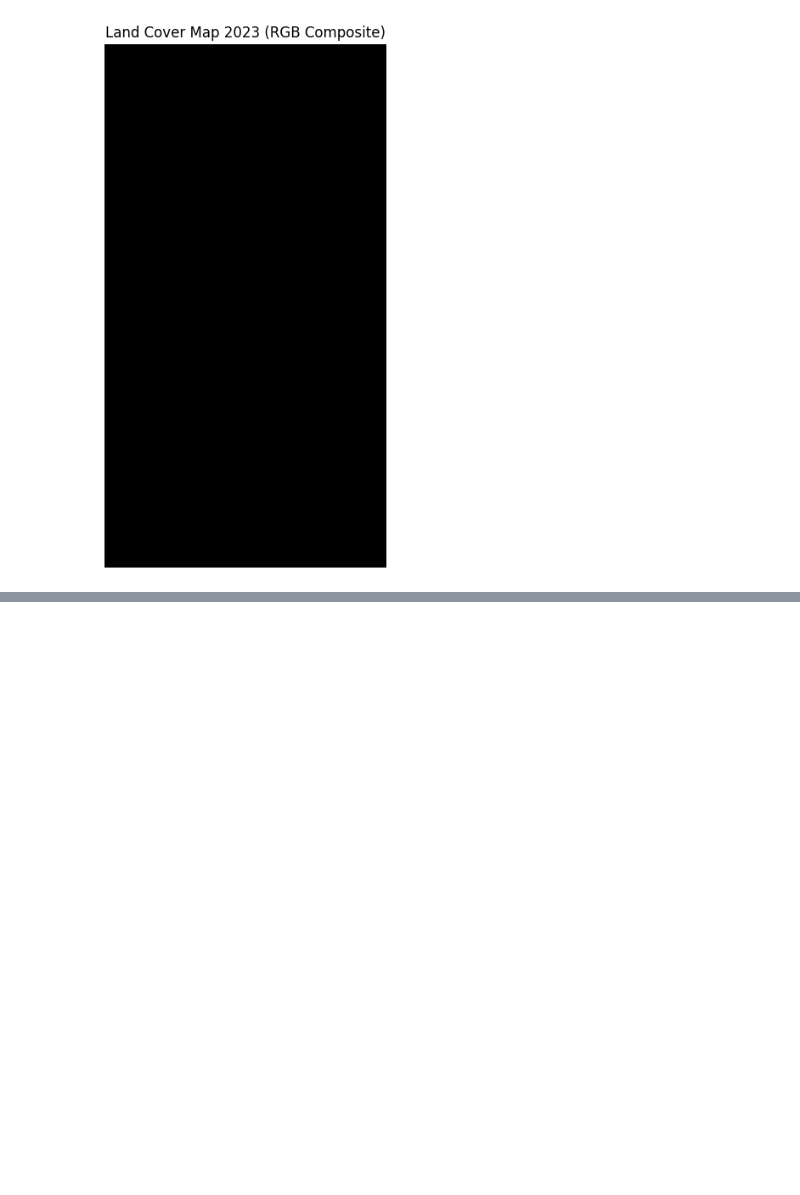
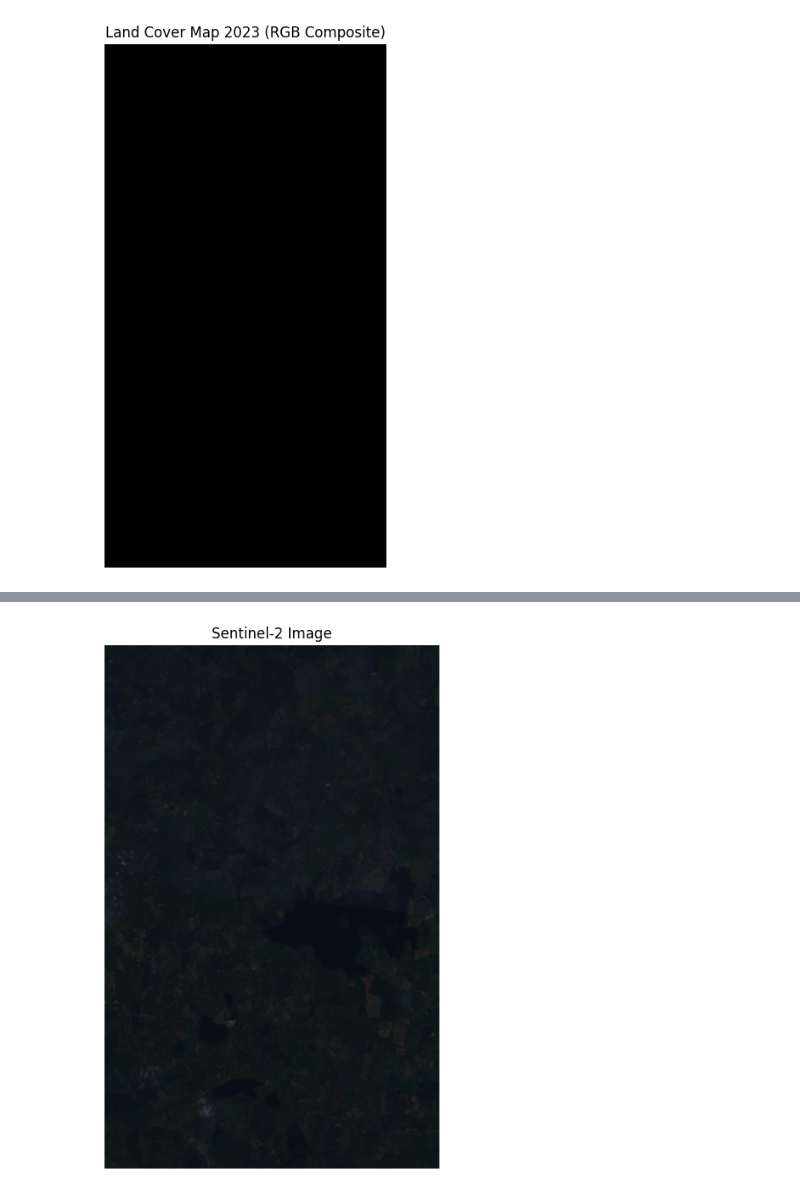
Before and after one commit to Neelectric/pints_sig, a Jupyter notebook: cipher.ipynb, the cells around one changed output, grey strips where cells are left out. Drawn from its saved outputs; the diff is of its cells as text; code cells hidden in the pictures; blank space fills up the shorter version.

```diff
--- a/cipher.ipynb
+++ b/cipher.ipynb
@@ -201,0 +379,19 @@ Scale factor: 86.7x
+# %%
+# gee/uk_sentinel2_10m_-7.7909_54.0021.tif, lets visualise this file using rasterio
+import rasterio
+import matplotlib.pyplot as plt
+
+# Open the file with rasterio
+path = 'gee/uk_sentinel2_10m_-7.7909_54.0021.tif'
+with rasterio.open(path) as src:
+    # Read the data, keep in mind it is rgb
+    data = src.read()
+
+    # Display the image
+    plt.figure(figsize=(12, 8))
+    plt.imshow(data.transpose(1, 2, 0))
+    plt.title('Sentinel-2 Image')
+    plt.axis('off')
+    plt.show()
+# %% [output]
+[figure, added]
```
Also changed, not shown: parts of 11 cells of this notebook, 4 other files.
